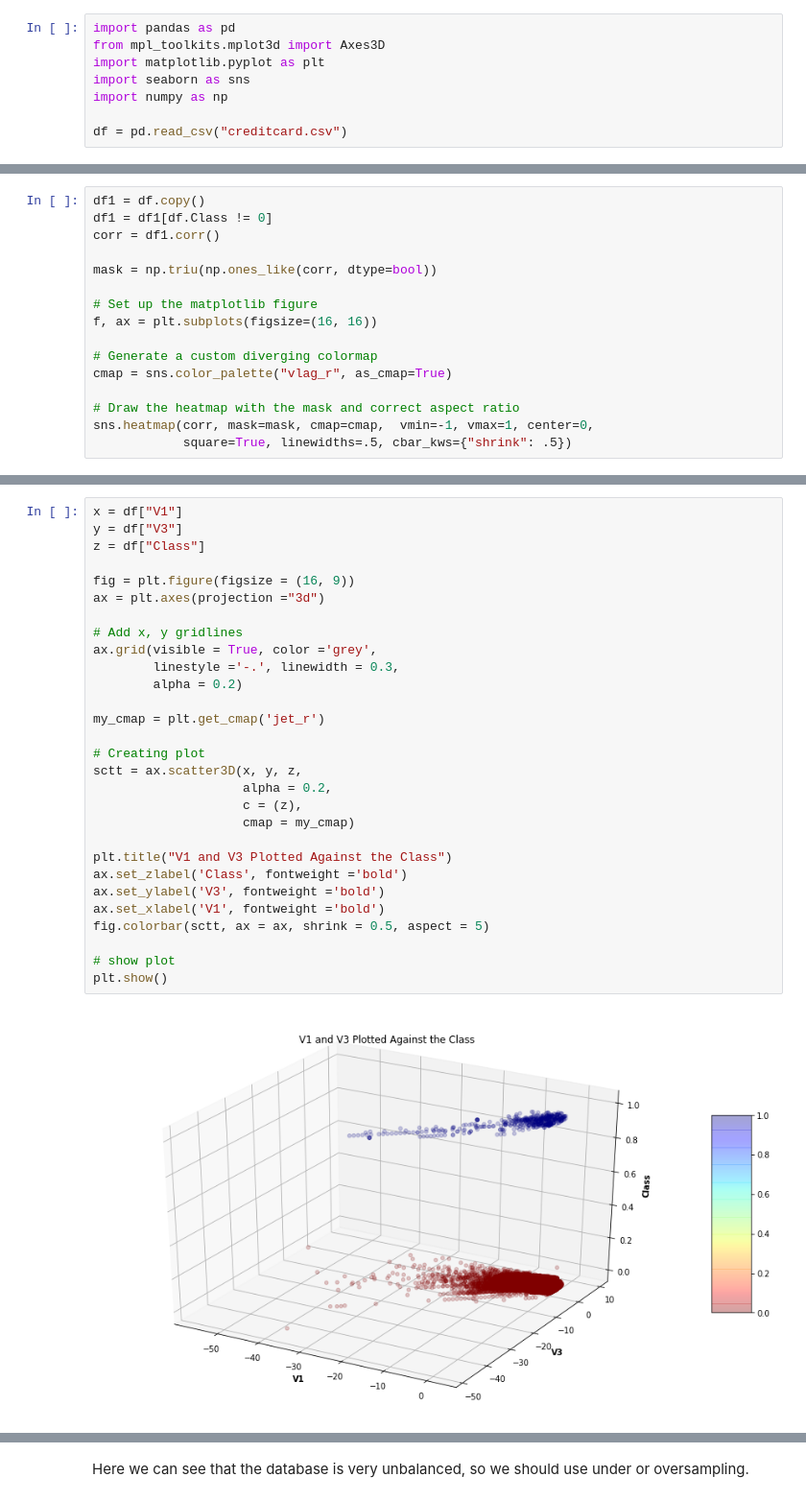
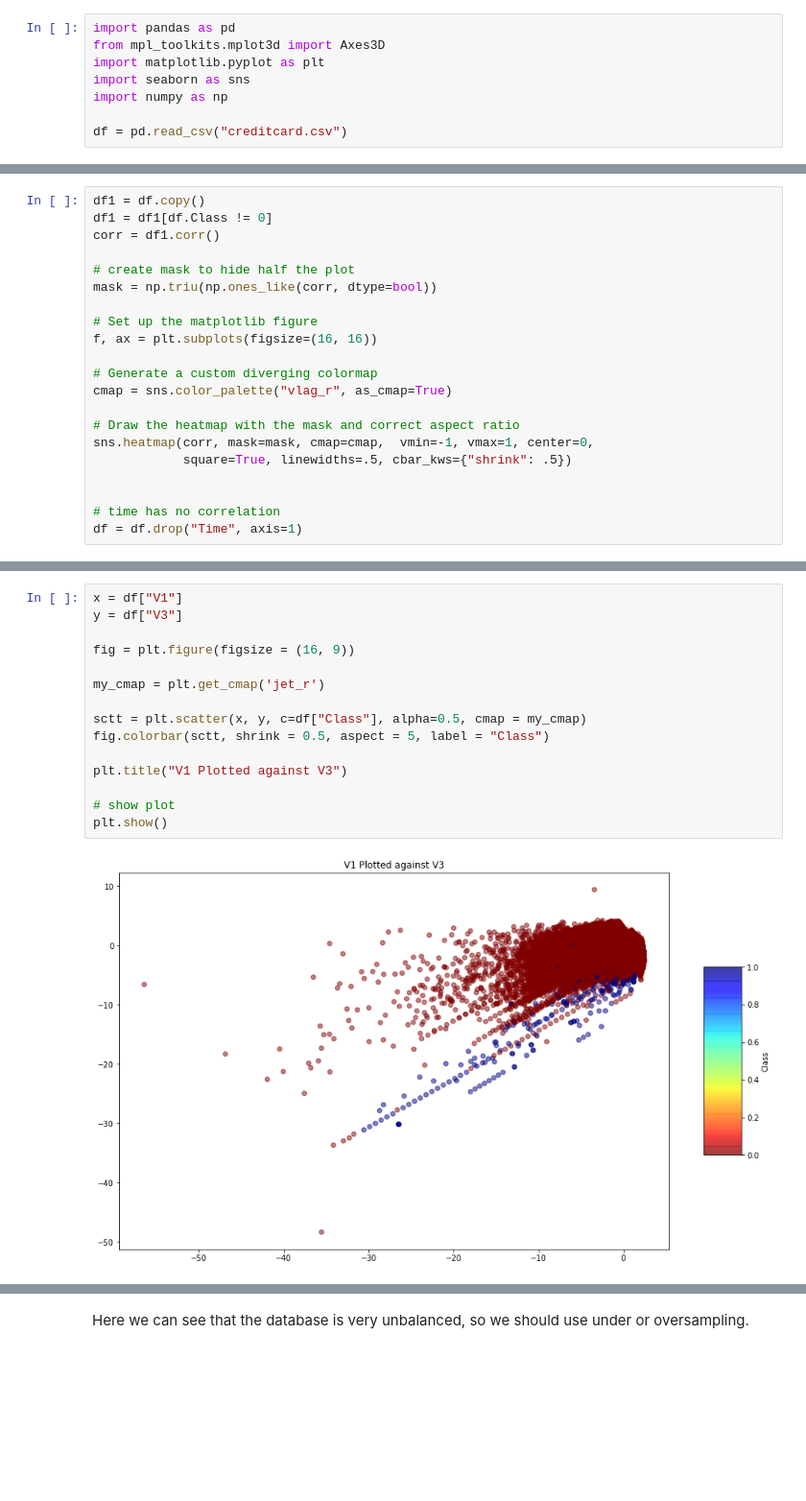
Before and after one commit to JonatDenner/CLAI_CW1, a Jupyter notebook: Untitled.ipynb, the cells around one changed output, grey strips where cells are left out. Shown at 96% size. Cells and saved outputs as stored; diff of their text form; blank space fills up the shorter version.

```diff
--- a/Untitled.ipynb
+++ b/Untitled.ipynb
@@ -35,6 +37,7 @@ df1 = df.copy()
 df1 = df1[df.Class != 0]
 corr = df1.corr()
 
+# create mask to hide half the plot
 mask = np.triu(np.ones_like(corr, dtype=bool))
 
 # Set up the matplotlib figure
@@ -46,4 +49,8 @@ cmap = sns.color_palette("vlag_r", as_cmap=True)
 # Draw the heatmap with the mask and correct aspect ratio
 sns.heatmap(corr, mask=mask, cmap=cmap,  vmin=-1, vmax=1, center=0,
             square=True, linewidths=.5, cbar_kws={"shrink": .5})
+
+
+# time has no correlation
+df = df.drop("Time", axis=1)
 # %% [output]
@@ -52,32 +58,18 @@ sns.heatmap(corr, mask=mask, cmap=cmap,  vmin=-1, vmax=1, center=0,
 # %%
 x = df["V1"]
 y = df["V3"]
-z = df["Class"]
 
 fig = plt.figure(figsize = (16, 9))
-ax = plt.axes(projection ="3d")
-
-# Add x, y gridlines
-ax.grid(visible = True, color ='grey',
-        linestyle ='-.', linewidth = 0.3,
-        alpha = 0.2)
 
 my_cmap = plt.get_cmap('jet_r')
 
-# Creating plot
-sctt = ax.scatter3D(x, y, z,
-                    alpha = 0.2,
-                    c = (z),
-                    cmap = my_cmap)
+sctt = plt.scatter(x, y, c=df["Class"], alpha=0.5, cmap = my_cmap)
+fig.colorbar(sctt, shrink = 0.5, aspect = 5, label = "Class")
 
-plt.title("V1 and V3 Plotted Against the Class")
-ax.set_zlabel('Class', fontweight ='bold')
-ax.set_ylabel('V3', fontweight ='bold')
-ax.set_xlabel('V1', fontweight ='bold')
-fig.colorbar(sctt, ax = ax, shrink = 0.5, aspect = 5)
+plt.title("V1 Plotted against V3")
 
 # show plot
 plt.show()
 # %% [output]
-[figure, old version]
+[figure, new version]
 # %%
```
Also changed, not shown: parts of 11 cells of this notebook.
